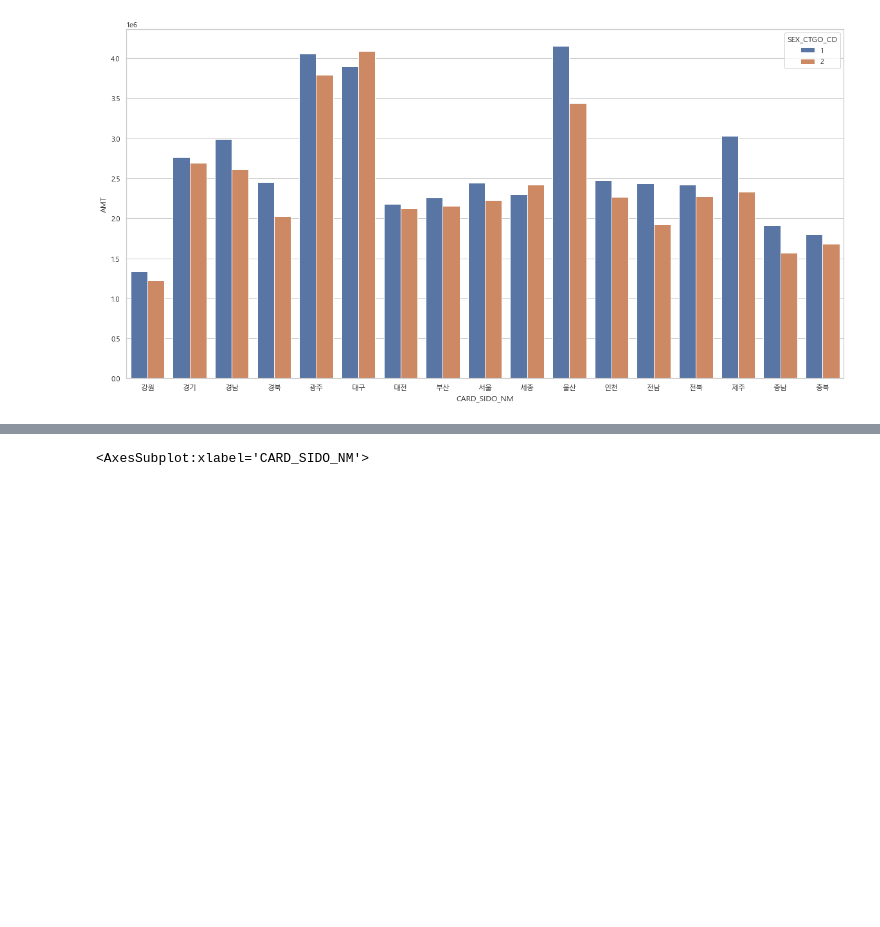
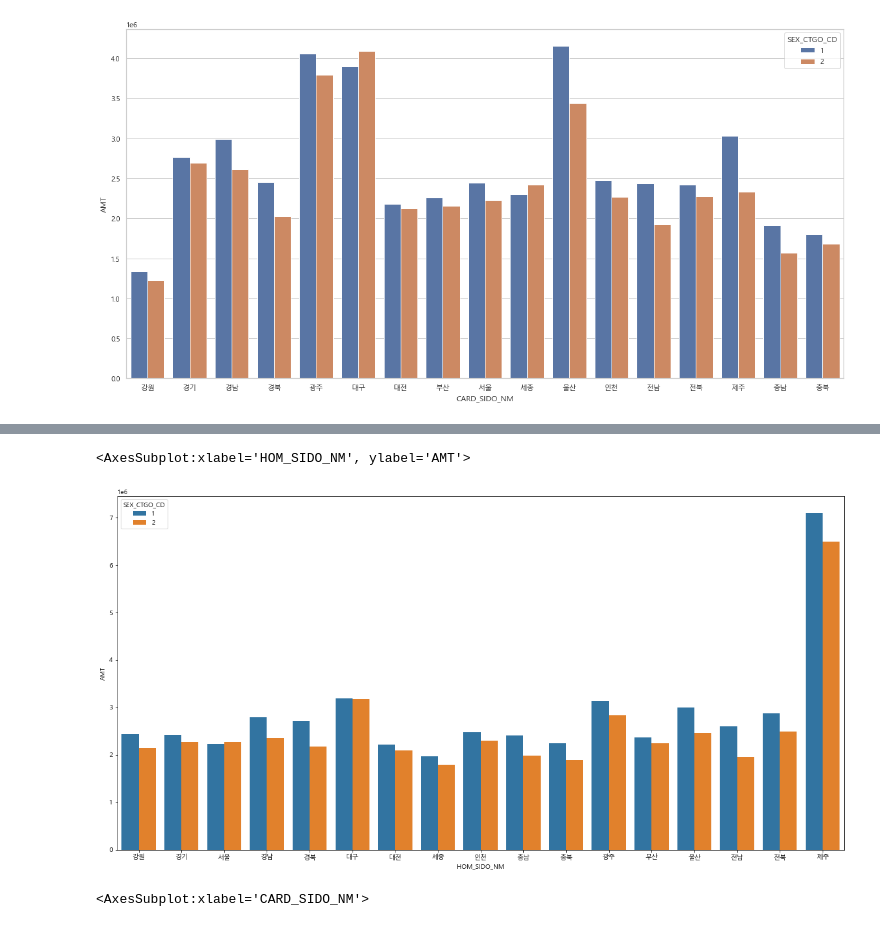
Before and after one commit to kkh9198/PROJECT_2, a Jupyter notebook: PROJECT_2.ipynb, the cells around one changed output, grey strips where cells are left out. Cells and saved outputs as stored; diff of their text form; code cells hidden in the pictures; blank space fills up the shorter version.

```diff
--- a/PROJECT_2.ipynb
+++ b/PROJECT_2.ipynb
@@ -372,3 +392,11 @@ sns.barplot(x='CARD_SIDO_NM',y='AMT',hue='SEX_CTGO_CD',data=df,ci=None)
+# %%
+# 고객주소지 별 성별별 카드 사용총액
+
+plt.figure(figsize=(20,10))
+sns.barplot(x='HOM_SIDO_NM',y='AMT',hue='SEX_CTGO_CD',data=df,ci=None)
+# %% [output]
+<AxesSubplot:xlabel='HOM_SIDO_NM', ylabel='AMT'>
+[figure, added]
 # %%
 #매장 주소지 별 카드 사용총액
 df.groupby('CARD_SIDO_NM')['AMT'].sum().plot.bar(figsize=(20,10),rot=0)
```
Also changed, not shown: parts of 7 cells of this notebook.
